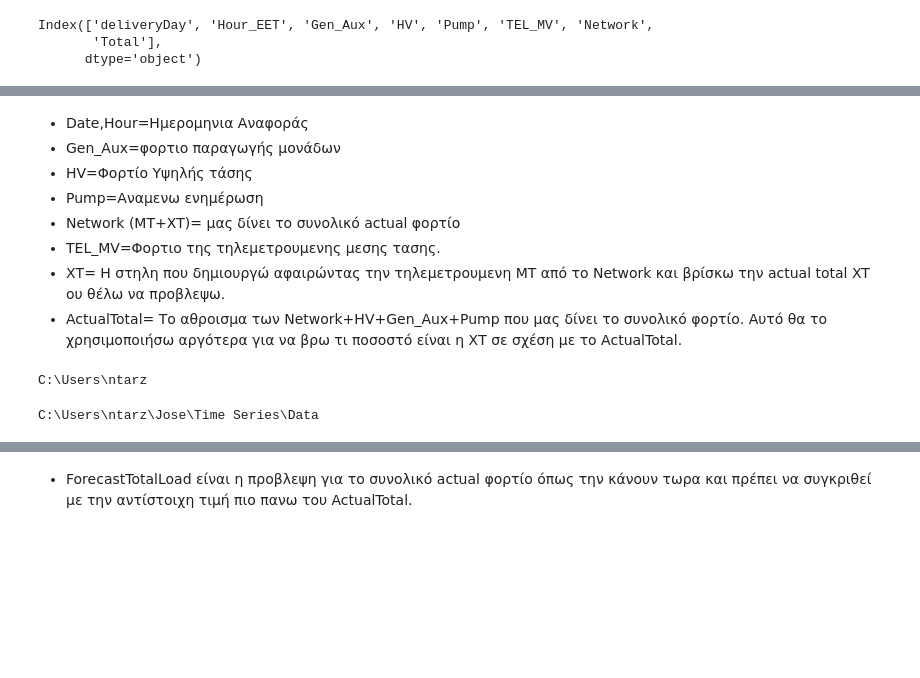
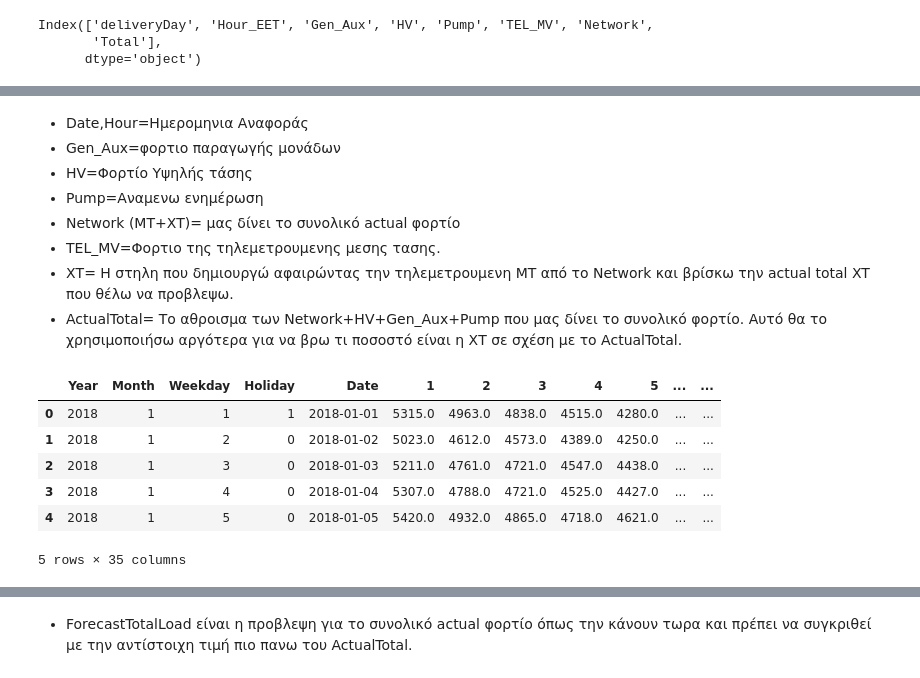
Before and after one commit to Darzan21/Electric-Load-Forecasting, a Jupyter notebook: LoadForecastingTest.ipynb, the cells around one changed output, grey strips where cells are left out. Drawn from its saved outputs; the diff is of its cells as text; code cells hidden in the pictures; blank space fills up the shorter version.

```diff
--- a/LoadForecastingTest.ipynb
+++ b/LoadForecastingTest.ipynb
@@ -90,19 +87,21 @@ actual.columns=['Date','Hour','Gen_Aux', 'HV', 'Pump', 'TEL_MV', 'Network','Actu
 - Pump=Αναμενω ενημέρωση
 - Network (ΜΤ+ΧΤ)= μας δίνει το συνολικό actual φορτίο
 - TEL_MV=Φορτιο της τηλεμετρουμενης μεσης τασης.
-- ΧΤ= Η στηλη που δημιουργώ αφαιρώντας την τηλεμετρουμενη ΜΤ από το Network και βρίσκω την actual total XT ου θέλω να προβλεψω.
+- ΧΤ= Η στηλη που δημιουργώ αφαιρώντας την τηλεμετρουμενη ΜΤ από το Network και βρίσκω την actual total XT που θέλω να προβλεψω.
 - ActualTotal= Το αθροισμα των Network+HV+Gen_Aux+Pump που μας δίνει το συνολικό φορτίο. Αυτό θα το χρησιμοποιήσω αργότερα για να βρω τι ποσοστό είναι η ΧΤ σε σχέση με το ActualTotal.
-# %%
-cd
-# %% [output]
-C:\Users\ntarz
-# %%
-cd Jose\Time Series\Data
-# %% [output]
-C:\Users\ntarz\Jose\Time Series\Data
 # %%
 #load excel with forecast of the current program
-forecast=pd.read_excel("Load Demand_Forecast.xlsx")
+forecast=pd.read_excel("dataLoad/Load Demand_Forecast.xlsx")
+# %%
+forecast.head()
+# %% [output]
+|  | Year | Month | Weekday | Holiday | Date | 1 | 2 | 3 | 4 | 5 | ... | ... |
+| 0 | 2018 | 1 | 1 | 1 | 2018-01-01 | 5315.0 | 4963.0 | 4838.0 | 4515.0 | 4280.0 | ... | ... |
+| 1 | 2018 | 1 | 2 | 0 | 2018-01-02 | 5023.0 | 4612.0 | 4573.0 | 4389.0 | 4250.0 | ... | ... |
+| 2 | 2018 | 1 | 3 | 0 | 2018-01-03 | 5211.0 | 4761.0 | 4721.0 | 4547.0 | 4438.0 | ... | ... |
+| 3 | 2018 | 1 | 4 | 0 | 2018-01-04 | 5307.0 | 4788.0 | 4721.0 | 4525.0 | 4427.0 | ... | ... |
+| 4 | 2018 | 1 | 5 | 0 | 2018-01-05 | 5420.0 | 4932.0 | 4865.0 | 4718.0 | 4621.0 | ... | ... |
+5 rows × 35 columns
 # %%
 #data manipulation to create new dataframe
 forecast2=forecast[['Weekday',  'Holiday','Date', 1,2,3,4,5,6,7,8,9,10,11,12,13,14,15,16,17,18,19,20,21,22,23,24]]
```
Also changed, not shown: parts of 39 cells of this notebook.
